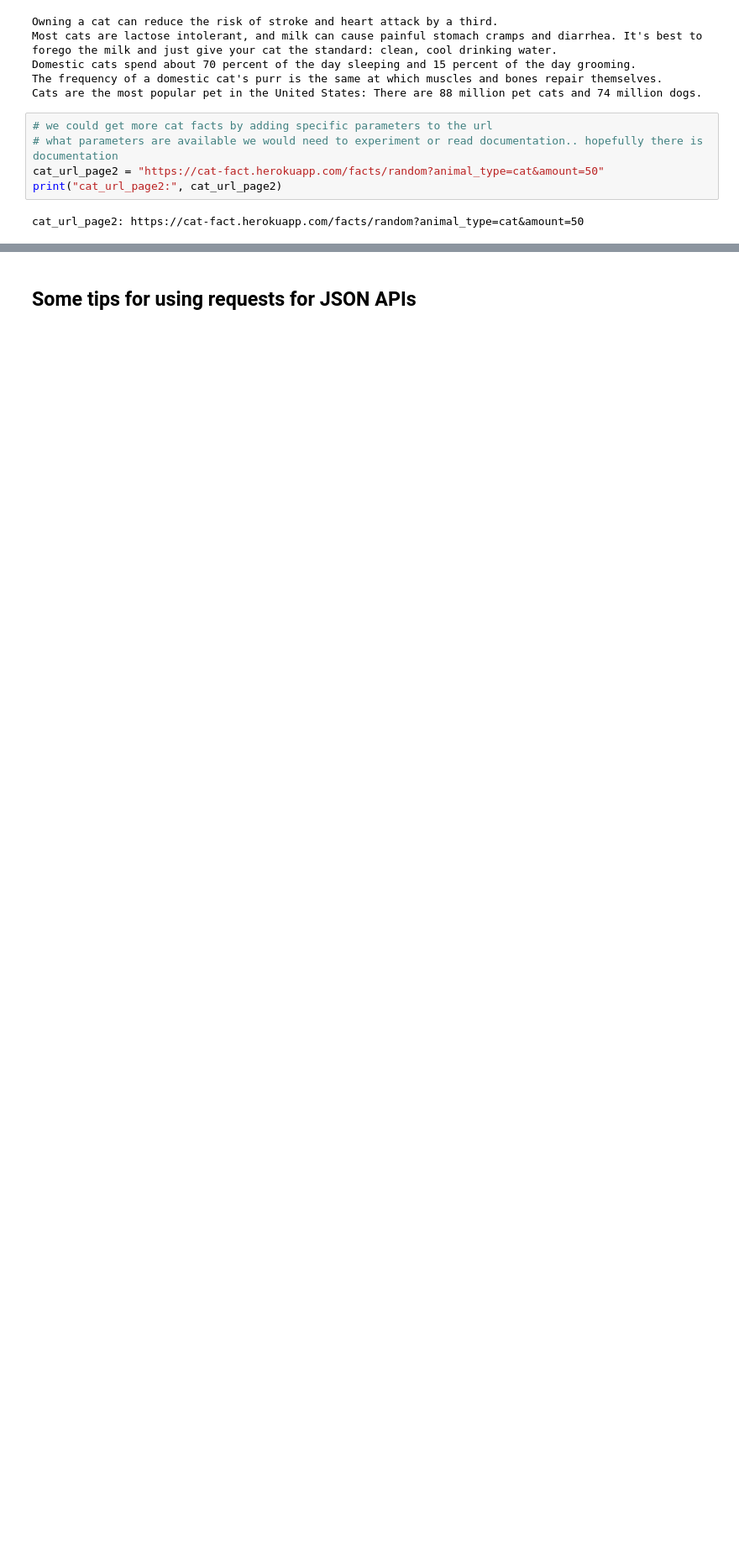
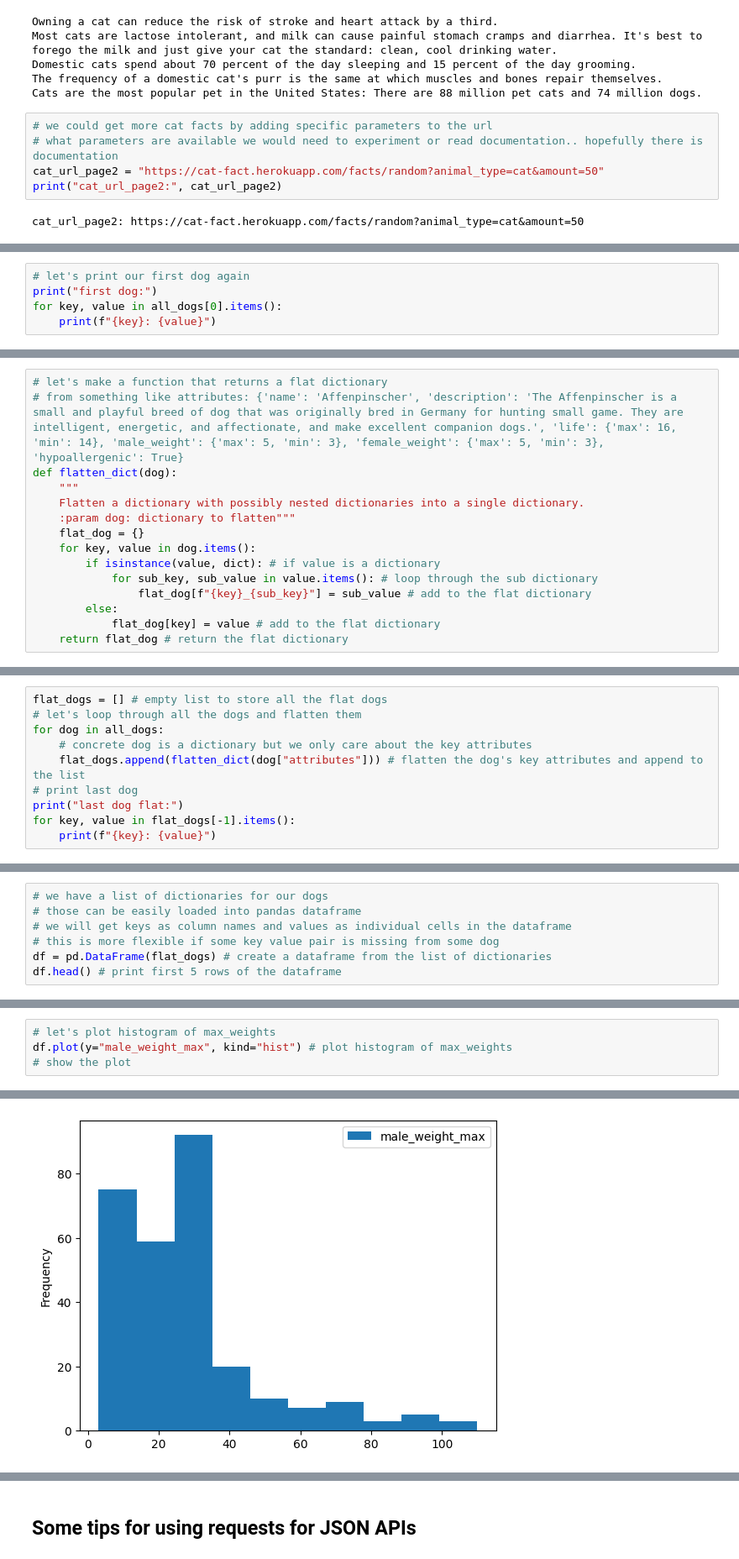
Before and after one commit to ValRCS/Python_RTU_2024_25, a Jupyter notebook: topic_14_json_apis/using_JSON_APIs.ipynb, the cells around one changed output, grey strips where cells are left out. Shown at 84% size. Saved outputs shown, nothing was run; the diff lists cells and outputs as text; blank space fills up the shorter version.

```diff
--- a/topic_14_json_apis/using_JSON_APIs.ipynb
+++ b/topic_14_json_apis/using_JSON_APIs.ipynb
@@ -441,0 +558,5 @@ cat_url_page2: https://cat-fact.herokuapp.com/facts/random?animal_type=cat&amoun
+# %%
+# let's print our first dog again
+print("first dog:")
+for key, value in all_dogs[0].items():
+    print(f"{key}: {value}")
@@ -441,0 +569,15 @@ cat_url_page2: https://cat-fact.herokuapp.com/facts/random?animal_type=cat&amoun
+# %%
+# let's make a function that returns a flat dictionary
+# from something like attributes: {'name': 'Affenpinscher', 'description': 'The Affenpinscher is a small and playful breed of dog that was originally bred in Germany for hunting small game. They are intelligent, energetic, and affectionate, and make excellent companion dogs.', 'life': {'max': 16, 'min': 14}, 'male_weight': {'max': 5, 'min': 3}, 'female_weight': {'max': 5, 'min': 3}, 'hypoallergenic': True}
+def flatten_dict(dog):
+    """
+    Flatten a dictionary with possibly nested dictionaries into a single dictionary.
+    :param dog: dictionary to flatten"""
+    flat_dog = {}
+    for key, value in dog.items():
+        if isinstance(value, dict): # if value is a dictionary
+            for sub_key, sub_value in value.items(): # loop through the sub dictionary
+                flat_dog[f"{key}_{sub_key}"] = sub_value # add to the flat dictionary
+        else:
+            flat_dog[key] = value # add to the flat dictionary
+    return flat_dog # return the flat dictionary
@@ -441,0 +603,10 @@ cat_url_page2: https://cat-fact.herokuapp.com/facts/random?animal_type=cat&amoun
+# %%
+flat_dogs = [] # empty list to store all the flat dogs
+# let's loop through all the dogs and flatten them
+for dog in all_dogs:
+    # concrete dog is a dictionary but we only care about the key attributes
+    flat_dogs.append(flatten_dict(dog["attributes"])) # flatten the dog's key attributes and append to the list
+# print last dog
+print("last dog flat:")
+for key, value in flat_dogs[-1].items():
+    print(f"{key}: {value}")
@@ -443,0 +684,7 @@ cat_url_page2: https://cat-fact.herokuapp.com/facts/random?animal_type=cat&amoun
+# %%
+# we have a list of dictionaries for our dogs
+# those can be easily loaded into pandas dataframe
+# we will get keys as column names and values as individual cells in the dataframe
+# this is more flexible if some key value pair is missing from some dog
+df = pd.DataFrame(flat_dogs) # create a dataframe from the list of dictionaries
+df.head() # print first 5 rows of the dataframe
@@ -443,0 +734,5 @@ cat_url_page2: https://cat-fact.herokuapp.com/facts/random?animal_type=cat&amoun
+# %%
+# let's plot histogram of max_weights
+df.plot(y="male_weight_max", kind="hist") # plot histogram of max_weights
+# show the plot
+# %% [output]
@@ -443,0 +740 @@ cat_url_page2: https://cat-fact.herokuapp.com/facts/random?animal_type=cat&amoun
+[figure, added]
```
Also changed, not shown: parts of 26 cells of this notebook, 2 other files.
